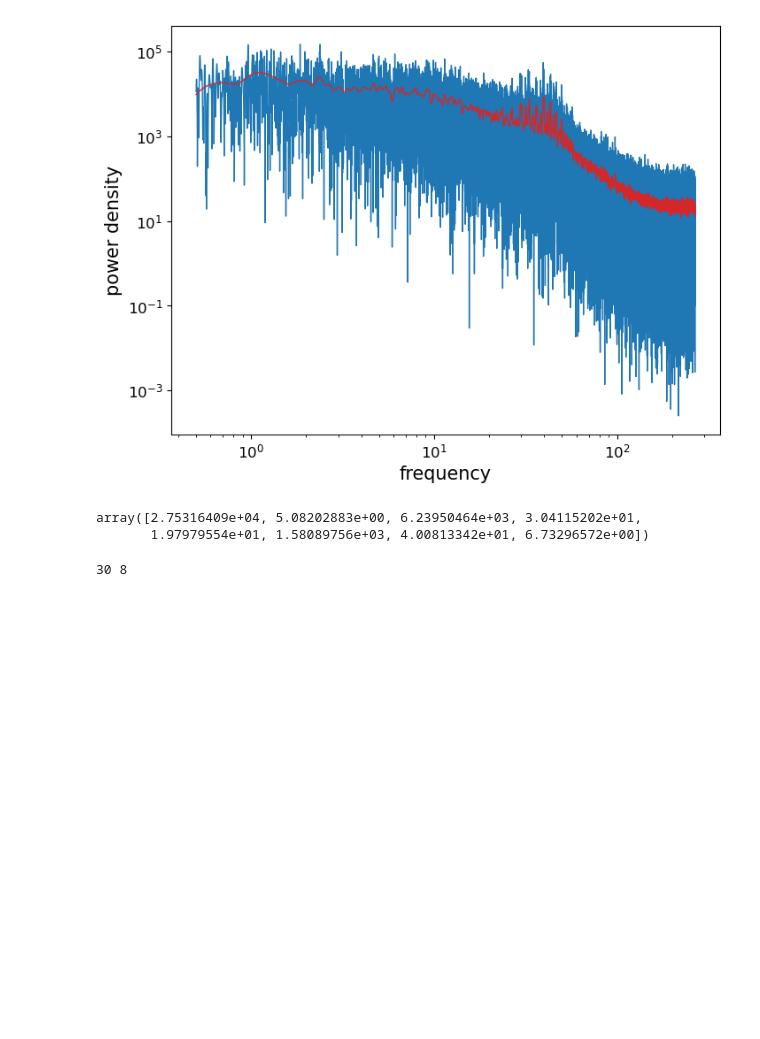
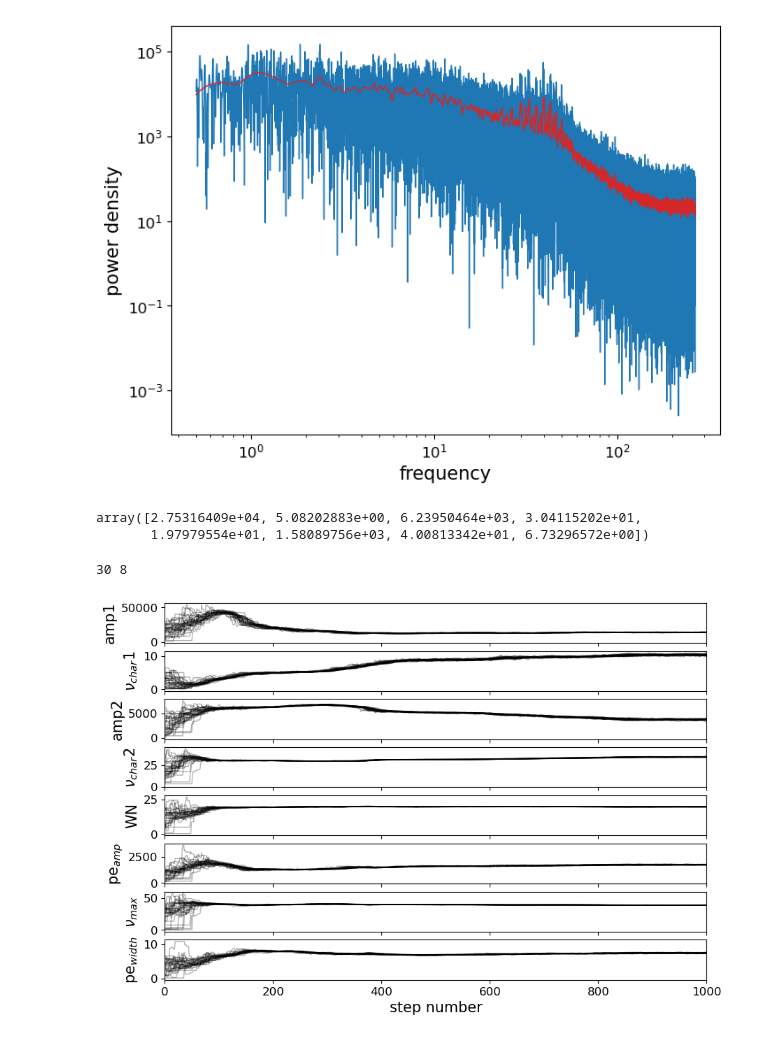
Before and after one commit to courtcraw/Notebooks, a Jupyter notebook: background_fitting.ipynb, the cells around one changed output. Saved outputs shown, nothing was run; the diff lists cells and outputs as text; code cells hidden in the pictures; blank space fills up the shorter version.

```diff
--- a/background_fitting.ipynb
+++ b/background_fitting.ipynb
@@ -194,16 +198,18 @@ sampler.run_mcmc(pos, 1000, progress=True);
 # %%
 ## look at the convergence?
 fig, axes = plt.subplots(8, figsize=(10, 7), sharex=True)
 samples = sampler.get_chain()
-labels = ['amp1', 'nu_char1', 'amp2', 'nu_char2', 'whitenoise', 'pe_amp','numax','pe_width']
+labels = ['amp1', r'$\nu_{char}$1', 'amp2', r'$\nu_{char}$2', 'WN', r'pe$_{amp}$',r'$\nu_{max}$',r'pe$_{width}$']
 for i in range(ndim):
     ax = axes[i]
     ax.plot(samples[:, :, i], "k", alpha=0.3)
     ax.set_xlim(0, len(samples))
     ax.set_ylabel(labels[i])
 #     ax.yaxis.set_label_coords(-0.1, 0.5)
 
 axes[-1].set_xlabel("step number");
+# %% [output]
+[figure, added]
 # %%
 flat_samples = sampler.get_chain(discard=800, thin=15, flat=True)
 print(flat_samples.shape)
```
Also changed, not shown: parts of 24 cells of this notebook.
